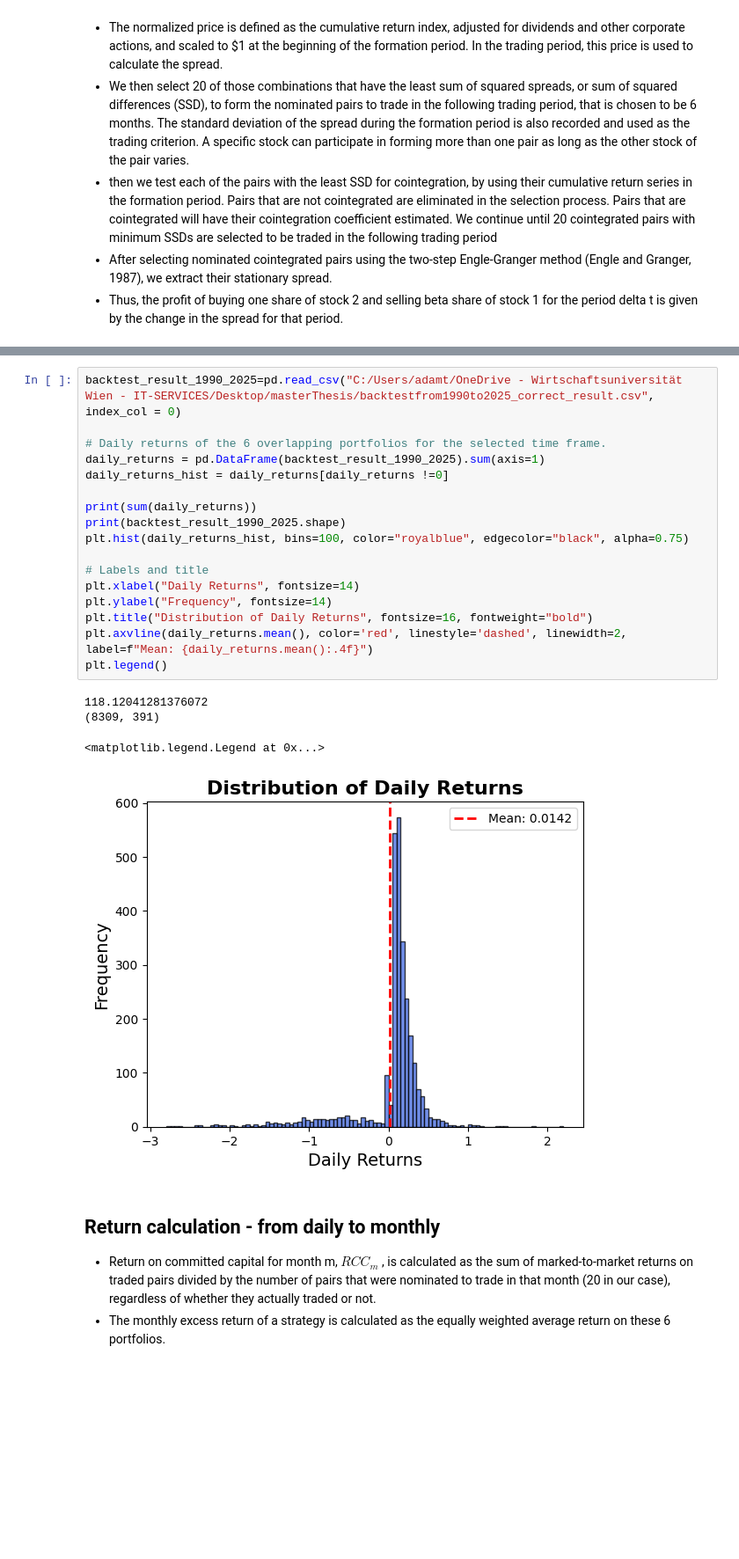
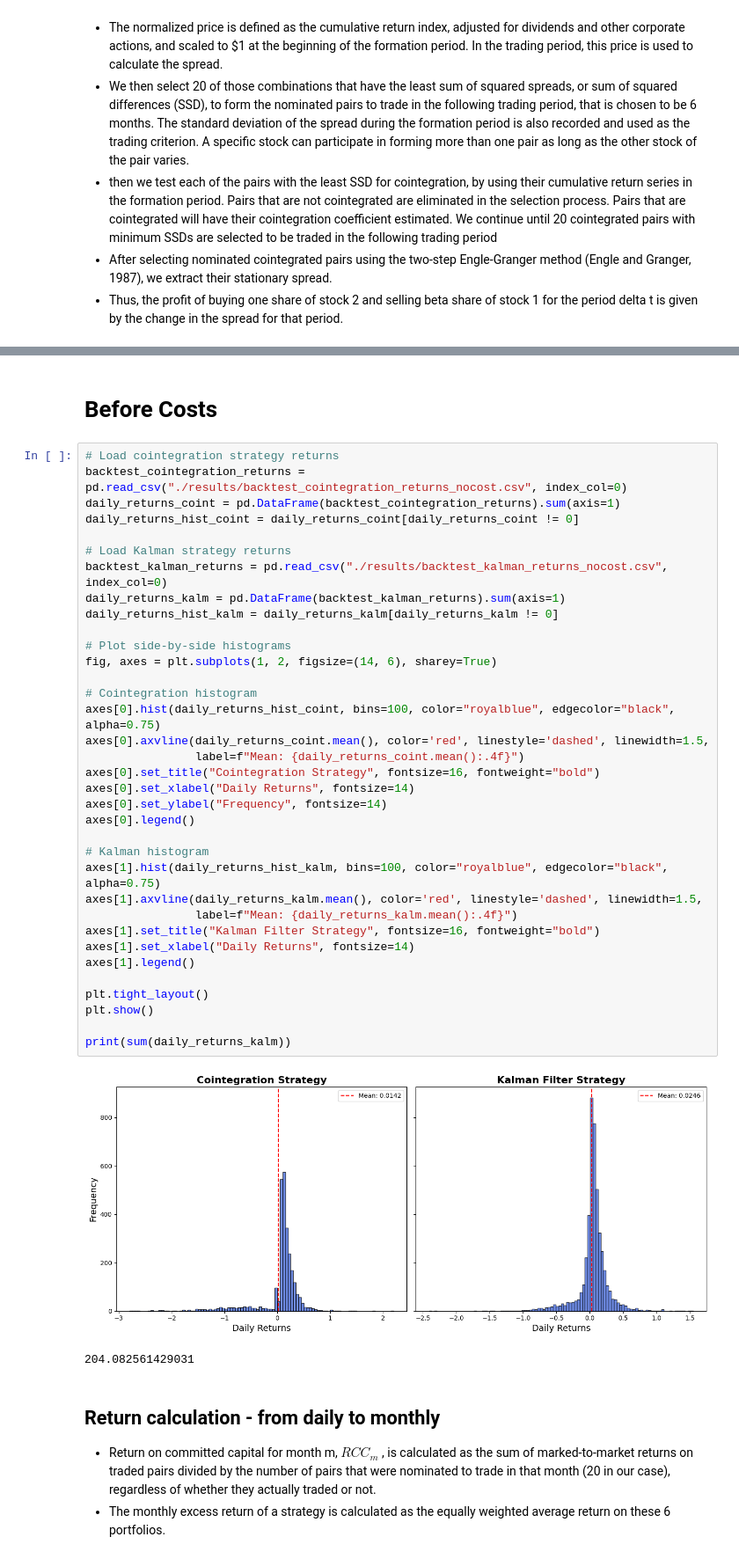
Before and after one commit to J4KU81409/master_thesis, a Jupyter notebook: comparison_framework.ipynb, the cells around one changed output, grey strips where cells are left out. Shown: that part at 88% size. Drawn from its saved outputs; the diff is of its cells as text; blank space fills up the shorter version.

```diff
--- a/comparison_framework.ipynb
+++ b/comparison_framework.ipynb
@@ -25,25 +21,43 @@ from cointegration_functions import *
-# %%
-backtest_result_1990_2025=pd.read_csv("C:/Users/adamt/OneDrive - Wirtschaftsuniversität Wien - IT-SERVICES/Desktop/masterThesis/backtestfrom1990to2025_correct_result.csv", index_col = 0)
-
-# Daily returns of the 6 overlapping portfolios for the selected time frame.
-daily_returns = pd.DataFrame(backtest_result_1990_2025).sum(axis=1)
-daily_returns_hist = daily_returns[daily_returns !=0]
-
-print(sum(daily_returns))
-print(backtest_result_1990_2025.shape)
-plt.hist(daily_returns_hist, bins=100, color="royalblue", edgecolor="black", alpha=0.75)
-
-# Labels and title
-plt.xlabel("Daily Returns", fontsize=14)
-plt.ylabel("Frequency", fontsize=14)
-plt.title("Distribution of Daily Returns", fontsize=16, fontweight="bold")
-plt.axvline(daily_returns.mean(), color='red', linestyle='dashed', linewidth=2, label=f"Mean: {daily_returns.mean():.4f}")
-plt.legend()
-# %% [output]
-118.12041281376072
-(8309, 391)
-<matplotlib.legend.Legend at 0x...>
-[figure, removed]
+# %% [markdown]
+# Before Costs
+# %%
+# Load cointegration strategy returns
+backtest_cointegration_returns = pd.read_csv("./results/backtest_cointegration_returns_nocost.csv", index_col=0)
+daily_returns_coint = pd.DataFrame(backtest_cointegration_returns).sum(axis=1)
+daily_returns_hist_coint = daily_returns_coint[daily_returns_coint != 0]
+
+# Load Kalman strategy returns
+backtest_kalman_returns = pd.read_csv("./results/backtest_kalman_returns_nocost.csv", index_col=0)
+daily_returns_kalm = pd.DataFrame(backtest_kalman_returns).sum(axis=1)
+daily_returns_hist_kalm = daily_returns_kalm[daily_returns_kalm != 0]
+
+# Plot side-by-side histograms
+fig, axes = plt.subplots(1, 2, figsize=(14, 6), sharey=True)
+
+# Cointegration histogram
+axes[0].hist(daily_returns_hist_coint, bins=100, color="royalblue", edgecolor="black", alpha=0.75)
+axes[0].axvline(daily_returns_coint.mean(), color='red', linestyle='dashed', linewidth=1.5,
+                label=f"Mean: {daily_returns_coint.mean():.4f}")
+axes[0].set_title("Cointegration Strategy", fontsize=16, fontweight="bold")
+axes[0].set_xlabel("Daily Returns", fontsize=14)
+axes[0].set_ylabel("Frequency", fontsize=14)
+axes[0].legend()
+
+# Kalman histogram
+axes[1].hist(daily_returns_hist_kalm, bins=100, color="royalblue", edgecolor="black", alpha=0.75)
+axes[1].axvline(daily_returns_kalm.mean(), color='red', linestyle='dashed', linewidth=1.5,
+                label=f"Mean: {daily_returns_kalm.mean():.4f}")
+axes[1].set_title("Kalman Filter Strategy", fontsize=16, fontweight="bold")
+axes[1].set_xlabel("Daily Returns", fontsize=14)
+axes[1].legend()
+
+plt.tight_layout()
+plt.show()
+
+print(sum(daily_returns_kalm))
+# %% [output]
+[figure, added]
+204.082561429031
 # %% [markdown]
 ## Return calculation - from daily to monthly
 - Return on committed capital for month m, $RCC_m$ , is calculated
```
Also changed, not shown: parts of 12 cells of this notebook.
